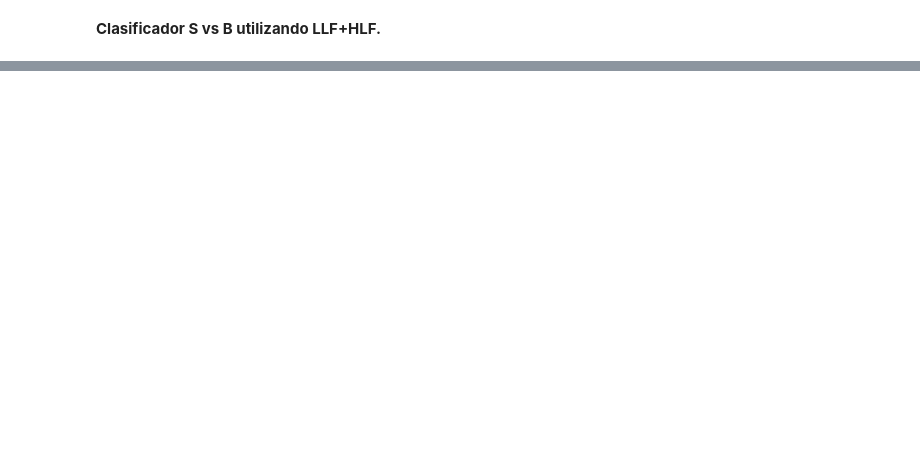
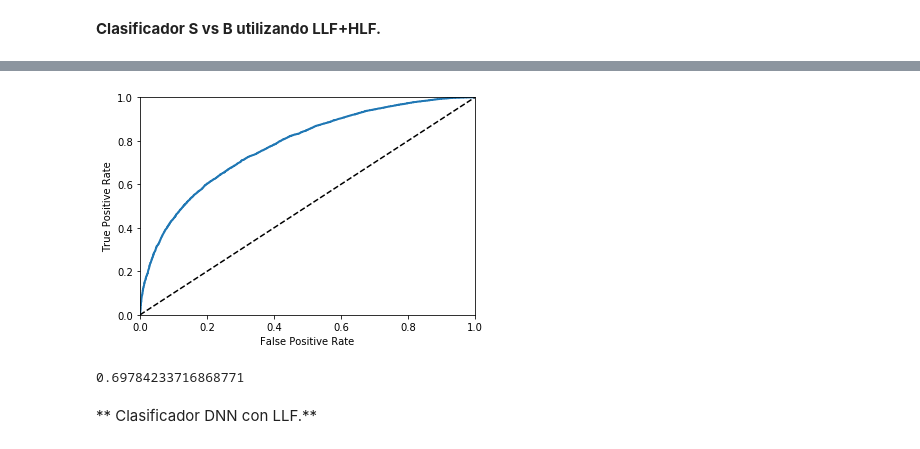
Before and after one commit to diegobaronm/Proyecto-ML, a Jupyter notebook: HIGGS.csv/Proyecto ML Diego Baron.ipynb, the cells around one changed output, grey strips where cells are left out. Drawn from its saved outputs; the diff is of its cells as text; code cells hidden in the pictures; blank space fills up the shorter version.

```diff
--- a/HIGGS.csv/Proyecto ML Diego Baron.ipynb
+++ b/HIGGS.csv/Proyecto ML Diego Baron.ipynb
@@ -352,0 +436,10 @@ INFO:tensorflow:Restoring parameters from /tmp/tmp4GikJ8/model.ckpt-40000
+# %%
+# ENTRENAMIENTO RED NEURONAL SUPERFICAL (300 NUERONAS EN LA CAPA) PARA HLF
+
+config = tf.contrib.learn.RunConfig(tf_random_seed=42)
+
+feature_cols = tf.contrib.learn.infer_real_valued_columns_from_input(X_H_train)
+dnn_clf = tf.contrib.learn.DNNClassifier(hidden_units=[300,300,300], n_classes=2,
+                                         feature_columns=feature_cols, config=config)
+dnn_clf = tf.contrib.learn.SKCompat(dnn_clf) # if TensorFlow >= 1.1
+dnn_clf.fit(X_H_train, Y_train, batch_size=50, steps=40000)
@@ -352,0 +465,9 @@ INFO:tensorflow:Restoring parameters from /tmp/tmp4GikJ8/model.ckpt-40000
+# %%
+# CALCULANDO PRECISION DE LA RED NEURONAL
+
+# PUNTUACION DE PRECISION
+
+from sklearn.metrics import accuracy_score
+
+Y_pred_H = dnn_clf.predict(X_H_test)
+accuracy_score(Y_test, Y_pred_H['classes'])
@@ -352,0 +478,24 @@ INFO:tensorflow:Restoring parameters from /tmp/tmp4GikJ8/model.ckpt-40000
+# %%
+#GRAFICANDO LA CURVA ROC
+
+Y_H_scores= Y_pred_H["logits"]
+from sklearn.metrics import roc_curve
+fpr,tpr,thresholds=roc_curve(Y_test,Y_H_scores)
+def plot_roc_curve(fpr,tpr,label=None):
+    plt.plot(fpr, tpr, linewidth=2, label=label)
+    plt.plot([0, 1], [0, 1], 'k--')
+    plt.axis([0, 1, 0, 1])
+    plt.xlabel('False Positive Rate')
+    plt.ylabel('True Positive Rate')
+plot_roc_curve(fpr, tpr)
+plt.show()
+# %% [output]
+[figure, added]
+# %%
+# AREA BAJO LA CURVA ROC
+from sklearn.metrics import roc_auc_score
+roc_auc_score(Y_test, Y_pred_H['classes'])
+# %% [output]
+0.69784233716868771
+# %% [markdown]
+** Clasificador DNN con LLF.**
```
Also changed, not shown: parts of 22 cells of this notebook, 1 other file.
